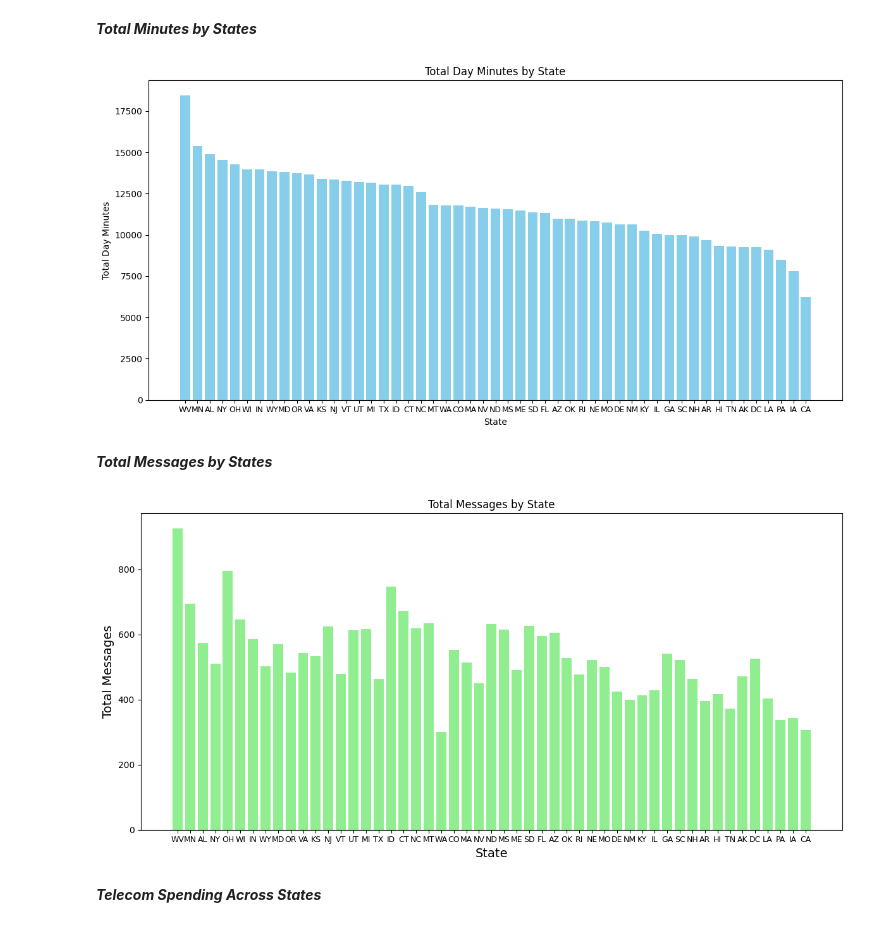
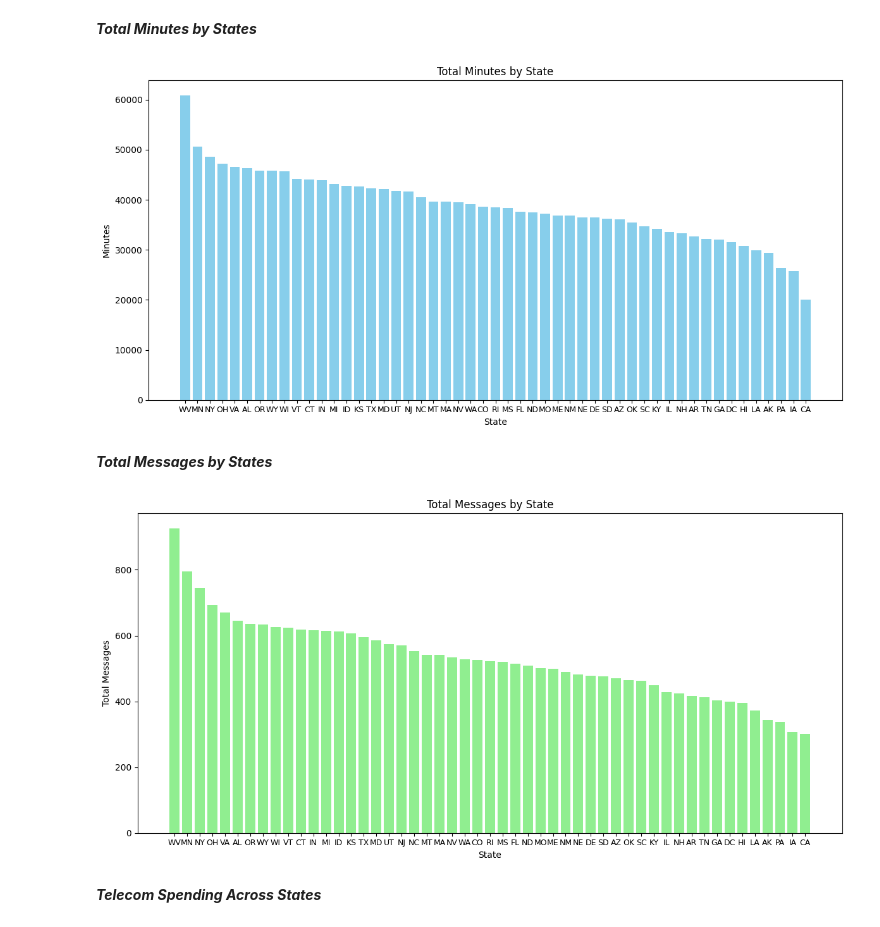
Before and after one commit to Tarannum-Samiha/Telecom-Churn-Analysis, a Jupyter notebook: Telecom_Churn.ipynb, the cells around one changed output. Saved outputs shown, nothing was run; the diff lists cells and outputs as text; code cells hidden in the pictures.

```diff
--- a/Telecom_Churn.ipynb
+++ b/Telecom_Churn.ipynb
@@ -275,12 +289,13 @@ The `ci` parameter is deprecated. Use `errorbar=None` for the same effect.
 # %% [markdown]
 ***Voice Call Minutes and Text Messages Across States***
 # %%
+df['total_minutes'] = df['total day minutes'] + df['total eve minutes'] + df['total night minutes'] + df['total intl minutes']
 state_usage_summary = df.groupby('state').agg(
-    total_day_minutes=('total day minutes', 'sum'),
+    total_minutes=('total_minutes', 'sum'),
     total_messages=('number vmail messages', 'sum')  # Replace with appropriate text messages column if available
 ).reset_index()
 
-state_usage_summary = state_usage_summary.sort_values(by=['total_day_minutes', 'total_messages'], ascending=False)
+state_usage_summary = state_usage_summary.sort_values(by=['total_minutes', 'total_messages'], ascending=False)
 
 print(state_usage_summary.head())
 # %% [output]
@@ -294,30 +309,31 @@ print(state_usage_summary.head())
 ***Total Minutes by States***
 # %%
 plt.figure(figsize=(12, 6))
-plt.bar(state_usage_summary['state'], state_usage_summary['total_day_minutes'], color='skyblue')
-plt.title('Total Day Minutes by State')
+plt.bar(state_usage_summary['state'], state_usage_summary['total_minutes'], color='skyblue')
+plt.title('Total Minutes by State')
 plt.xlabel('State')
-plt.ylabel('Total Day Minutes')
+plt.ylabel('Minutes')
 plt.xticks(fontsize=9)
 
 plt.tight_layout()
 plt.show()
 # %% [output]
-[figure, old version]
+[figure, new version]
 # %% [markdown]
 ***Total Messages by States***
 # %%
+state_usage_summary_sorted = state_usage_summary.sort_values('total_messages', ascending=False)
 plt.figure(figsize=(12, 6))
-plt.bar(state_usage_summary['state'], state_usage_summary['total_messages'], color='lightgreen')
+plt.bar(state_usage_summary['state'], state_usage_summary_sorted['total_messages'], color='lightgreen')
 plt.title('Total Messages by State')
-plt.xlabel('State', fontsize=14)
-plt.ylabel('Total Messages', fontsize=14)
+plt.xlabel('State')
+plt.ylabel('Total Messages')
 plt.xticks(fontsize=9)
 
 plt.tight_layout()
 plt.show()
 # %% [output]
-[figure, old version]
+[figure, new version]
 # %% [markdown]
 ***Telecom Spending Across States***
 # %%
```
Also changed, not shown: parts of 8 cells of this notebook.
